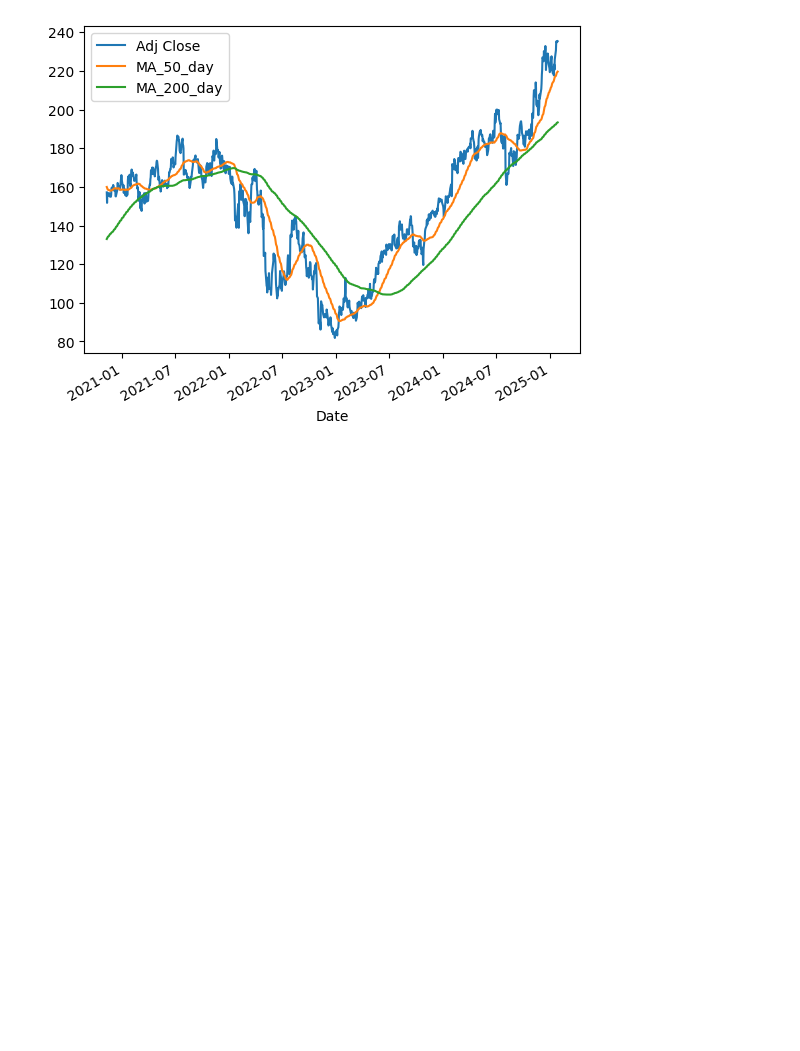
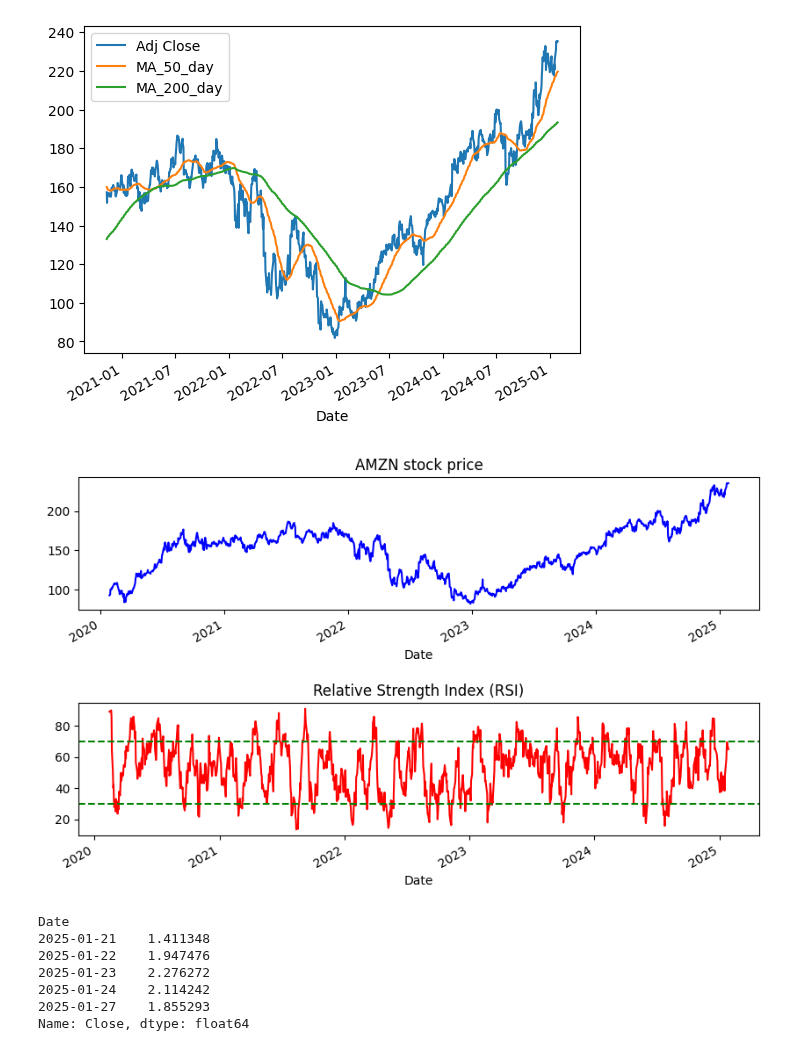
Before and after one commit to Luke-Davis1/stock-price-analyzer, a Jupyter notebook: analyzer.ipynb, the cells around one changed output. Saved outputs shown, nothing was run; the diff lists cells and outputs as text; code cells hidden in the pictures; blank space fills up the shorter version.

```diff
--- a/analyzer.ipynb
+++ b/analyzer.ipynb
@@ -23,8 +23,8 @@ df.tail()
 | 2025-01-27 | 226.270004 | 235.610001 | 225.937698 | 235.419998 | 235.419998 | 49071690 |
 # %%
 # Look at moving averages
-df["MA_50_day"] = df["Adj Close"].rolling(50).mean()
-df["MA_200_day"] = df["Adj Close"].rolling(200).mean()
+df["MA_50_day"] = df["Close"].rolling(50).mean()
+df["MA_200_day"] = df["Close"].rolling(200).mean()
 
 df[["Adj Close", "MA_50_day", "MA_200_day"]].dropna().plot();
 # %% [output]
@@ -36,0 +32,36 @@ gain = delta.where(delta > 0, 0)
+# %%
+# Calculate the RSI (Relative Strength Index), tells us if the stock is overbought or oversold
+delta = df["Close"].diff()
+
+gain = delta.where(delta > 0, 0)
+loss = -delta.where(delta < 0, 0)
+
+# Find average gains and losses
+avg_gain = gain.rolling(14).mean()
+avg_loss = loss.rolling(14).mean()
+
+# RS = avg_gain / avg_loss, high values means strong up trend, small values mean strong down trend, value close to 1 means neutral
+rs = avg_gain / avg_loss
+
+rsi = 100 - (100 / (1 + rs))
+
+df["rsi"] = rsi
+
+plt.figure(figsize=(10, 6))
+plt.subplot(2, 1, 1)
+df["Close"].plot(title="AMZN stock price", color="blue")
+plt.subplot(2, 1, 2)
+df["rsi"].plot(title="Relative Strength Index (RSI)", color='red')
+plt.axhline(70, color='green', linestyle="--")
+plt.axhline(30, color='green', linestyle='--')
+plt.subplots_adjust(hspace=.7)
+plt.show()
+# %% [output]
+[figure, added]
+Date
+2025-01-21    1.411348
+2025-01-22    1.947476
+2025-01-23    2.276272
+2025-01-24    2.114242
+2025-01-27    1.855293
+Name: Close, dtype: float64
```
Also changed, not shown: parts of 6 cells of this notebook.
